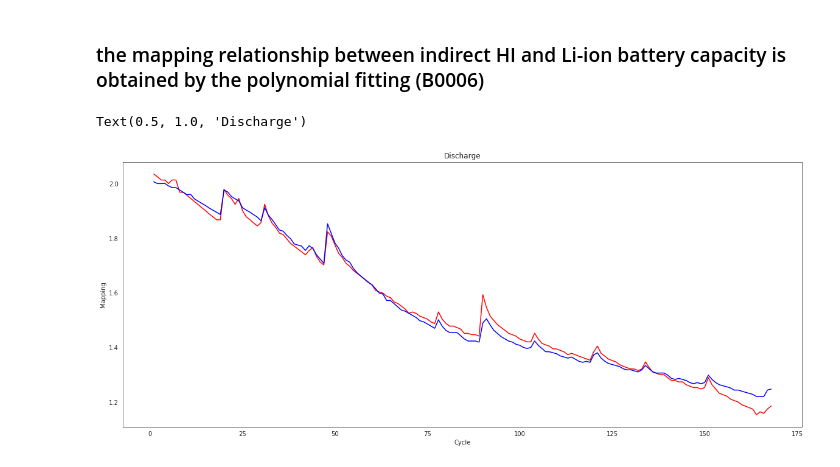
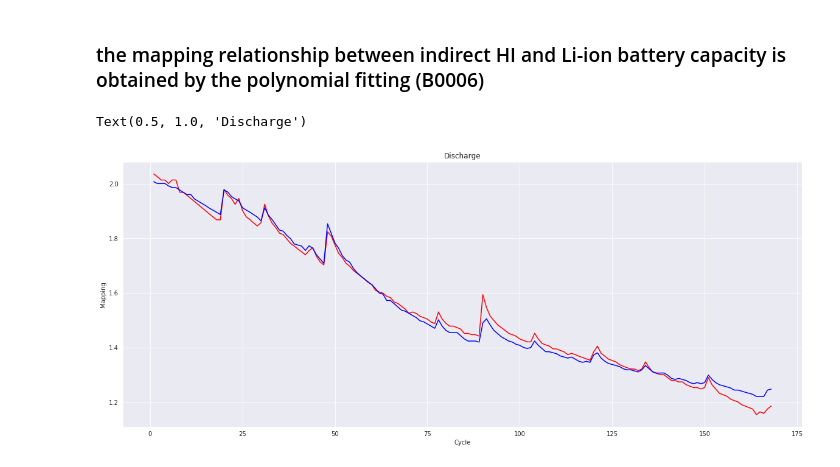
Before and after one commit to Kalrfou/CapstoneProject, a Jupyter notebook: DSTLM_Paper.ipynb, the cells around one changed output. Drawn from its saved outputs; the diff is of its cells as text; code cells hidden in the pictures.

```diff
--- a/DSTLM_Paper.ipynb
+++ b/DSTLM_Paper.ipynb
@@ -7,6 +53,7 @@ dis_H1=pd.read_csv('Discharge6_H1.csv')
 %matplotlib inline
 import matplotlib.pyplot as plt
 import seaborn as sns
+sns.set_style("darkgrid")
 plt.figure(figsize=(8, 5))
 plot_df = dis_H.loc[(dis_H1['cycle']>=1),['cycle','H']]
 plot_df1 = dis_H.loc[(dis_H1['cycle']>=1),['cycle','Capacity']]
@@ -88,7 +135,7 @@ plot_df = dis_H.loc[(dis_H['cycle']>=1),['cycle','Capacity']]
 plot_df1 = dis_H.loc[(dis_H['cycle']>=1),['cycle','fit']]
 
 
-sns.set_style("white")
+sns.set_style("darkgrid")
 plt.figure(figsize=(20, 8))
 plt.plot(plot_df['cycle'], plot_df['Capacity'],color='red')
 plt.plot(plot_df1['cycle'], plot_df1['fit'],'-',color='blue')
@@ -125,24 +172,24 @@ dis_H1['fit']=l2
 # %%
 %matplotlib inline
 import matplotlib.pyplot as plt
 import seaborn as sns
 
 plot_df = dis_H1.loc[(dis_H1['cycle']>=1),['cycle','Capacity']]
 plot_df1 = dis_H1.loc[(dis_H1['cycle']>=1),['cycle','fit']]
 
 
-sns.set_style("white")
+sns.set_style("darkgrid")
 plt.figure(figsize=(20, 8))
 plt.plot(plot_df['cycle'], plot_df['Capacity'],color='red')
 plt.plot(plot_df1['cycle'], plot_df1['fit'],'-',color='blue')
 
 plt.ylabel('Mapping')
 
 # make x-axis ticks legible
 adf = plt.gca().get_xaxis().get_major_formatter()
 #adf.scaled[1.0] = '%m-%d-%Y'
 plt.xlabel('Cycle')
 plt.title('Discharge')
 # %% [output]
 Text(0.5, 1.0, 'Discharge')
-[figure, old version]
+[figure, new version]
```
Also changed, not shown: parts of 3 cells of this notebook.
